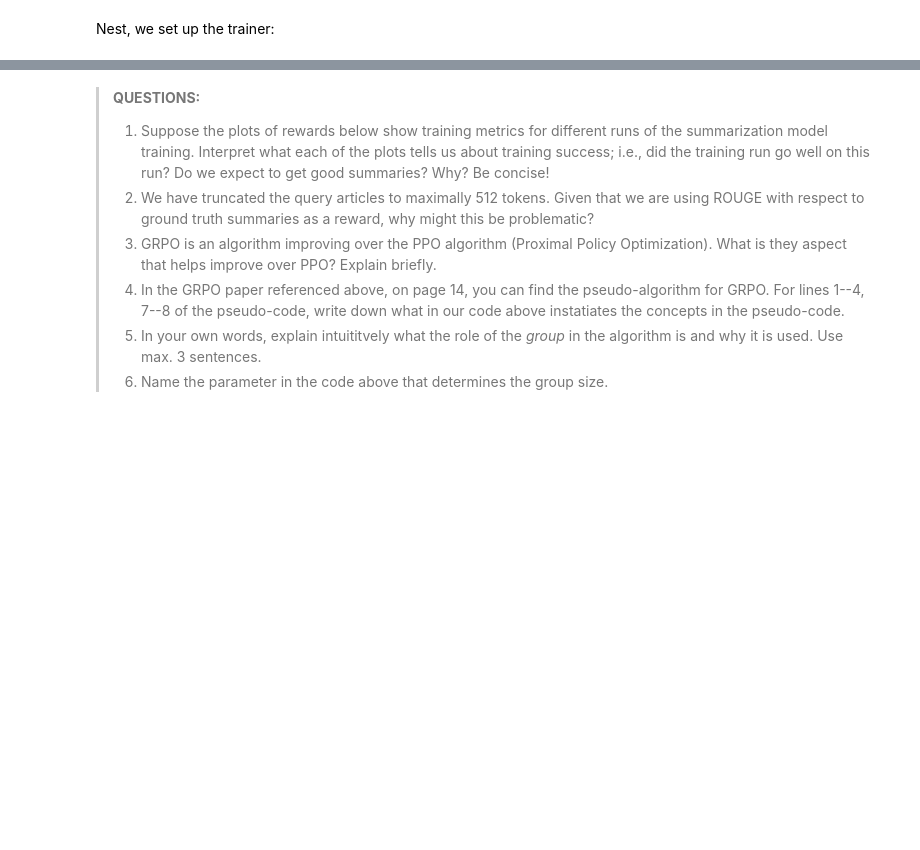
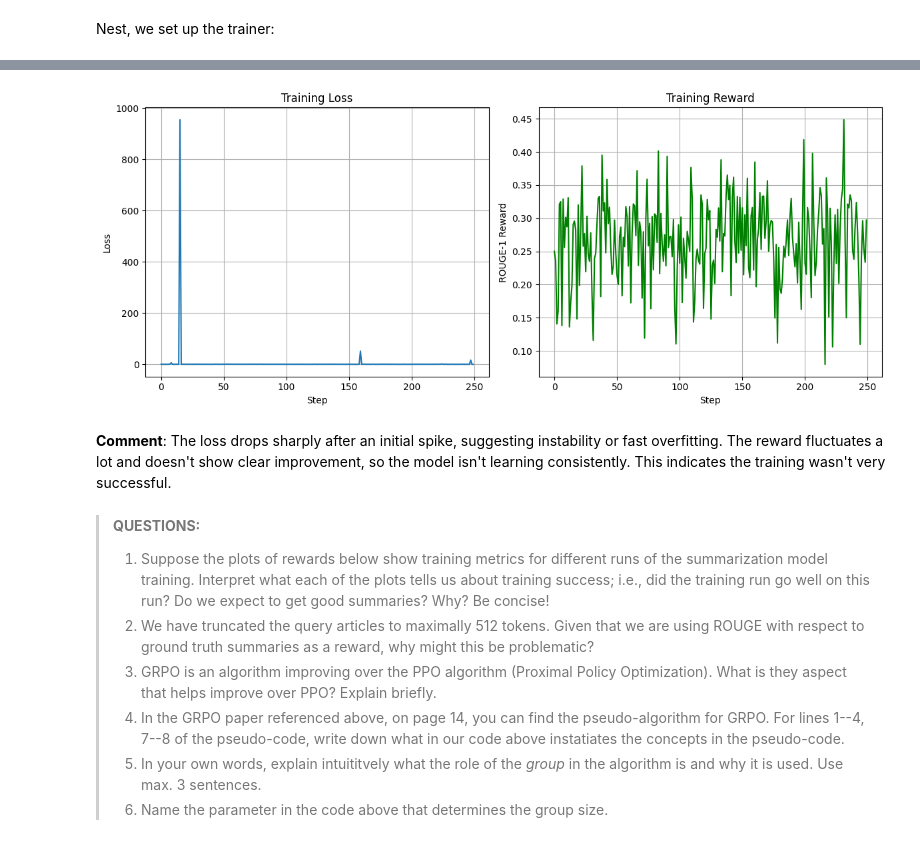
Before and after one commit to RakshitTithi/Camie, a Jupyter notebook: understanding-llms/homework/02-fine-tuning.ipynb, the cells around one changed output, grey strips where cells are left out. Drawn from its saved outputs; the diff is of its cells as text; code cells hidden in the pictures; blank space fills up the shorter version.

```diff
--- a/understanding-llms/homework/02-fine-tuning.ipynb
+++ b/understanding-llms/homework/02-fine-tuning.ipynb
@@ -153,7 +153,7 @@ def build_dataset(
         dataloader (`torch.utils.data.DataLoader`):
             The dataloader for the dataset.
     """
-    tokenizer = AutoTokenizer.from_pretrained(#### YOUR CODE HERE ####)
+    tokenizer = AutoTokenizer.from_pretrained(model_name)
     tokenizer.pad_token = tokenizer.eos_token
     tokenizer.padding_side = 'left'
     # load the datasets
@@ -161,15 +161,17 @@ def build_dataset(
 
     def tokenize(sample):
         sample["input_ids"] = tokenizer.encode(
-            #### YOUR CODE HERE (hint: inspect the dataset to see how to access the input text)####,
+            sample["article"],
             return_tensors="pt",
             max_length=512,
             truncation=True,
             padding="max_length"
         )
         # get the truncated natural language text, too
-        sample["prompt"] = #### YOUR CODE HERE ####
-        sample["ground_truth"] = #### YOUR CODE HERE ####
+        sample["prompt"] = tokenizer.decode(
+                                    tokenizer.encode(sample["article"], max_length=512, truncation=True)
+                                    )
+        sample["ground_truth"] = sample["highlights"]
         return sample
 
     ds = ds.map(tokenize, batched=False)
@@ -178,7 +203,7 @@ def build_dataset(
 # %%
 # use tokenizer from HF named: "gavin124/gpt2-finetuned-cnn-summarization-v2"
 # build the dataset
-dataset =  #### YOUR CODE HERE ####
+dataset =  build_dataset(model_name="gavin124/gpt2-finetuned-cnn-summarization-v2")
 
 def collator(data):
     return dict((key, [d[key] for d in data]) for key in data[0])
@@ -188,7 +231,7 @@ print(dataset[0])
 # %% [markdown]
 We load the tokenizer corresponsing to the SFT GPT2 model that we already used above to pretokenize the dataset.
 # %%
-tokenizer = AutoTokenizer.from_pretrained(#### YOUR CODE HERE ####)
+tokenizer = AutoTokenizer.from_pretrained("gavin124/gpt2-finetuned-cnn-summarization-v2")
 
 tokenizer.padding_side='left'
 tokenizer.pad_token = tokenizer.eos_token
@@ -223,0 +287,2 @@ grpo_trainer = GRPOTrainer(
+# %%
+grpo_trainer.train()
@@ -227,3 +332,37 @@ grpo_trainer = GRPOTrainer(
+# %%
+import matplotlib.pyplot as plt
+
+
+losses = [log["loss"] for log in grpo_trainer.state.log_history if "loss" in log]
+rewards = [log["reward"] for log in grpo_trainer.state.log_history if "reward" in log]
+steps = list(range(len(losses)))
+
+# Plotting
+plt.figure(figsize=(12, 5))
+
+# Plot Loss
+plt.subplot(1, 2, 1)
+plt.plot(steps, losses, label="Loss")
+plt.xlabel("Step")
+plt.ylabel("Loss")
+plt.title("Training Loss")
+plt.grid(True)
+
+# Plot Reward
+plt.subplot(1, 2, 2)
+plt.plot(steps, rewards, label="Reward", color="green")
+plt.xlabel("Step")
+plt.ylabel("ROUGE-1 Reward")
+plt.title("Training Reward")
+plt.grid(True)
+
+plt.tight_layout()
+plt.show()
+# %% [output]
+[figure, added]
+# %% [markdown]
+**Comment**:
+The loss drops sharply after an initial spike, suggesting instability or fast overfitting. The reward fluctuates a lot and doesn't show clear improvement, so the model isn't learning consistently. This indicates the training wasn't very successful.
 # %% [markdown]
 > **QUESTIONS:**
 >
```
Also changed, not shown: parts of 10 cells of this notebook.
